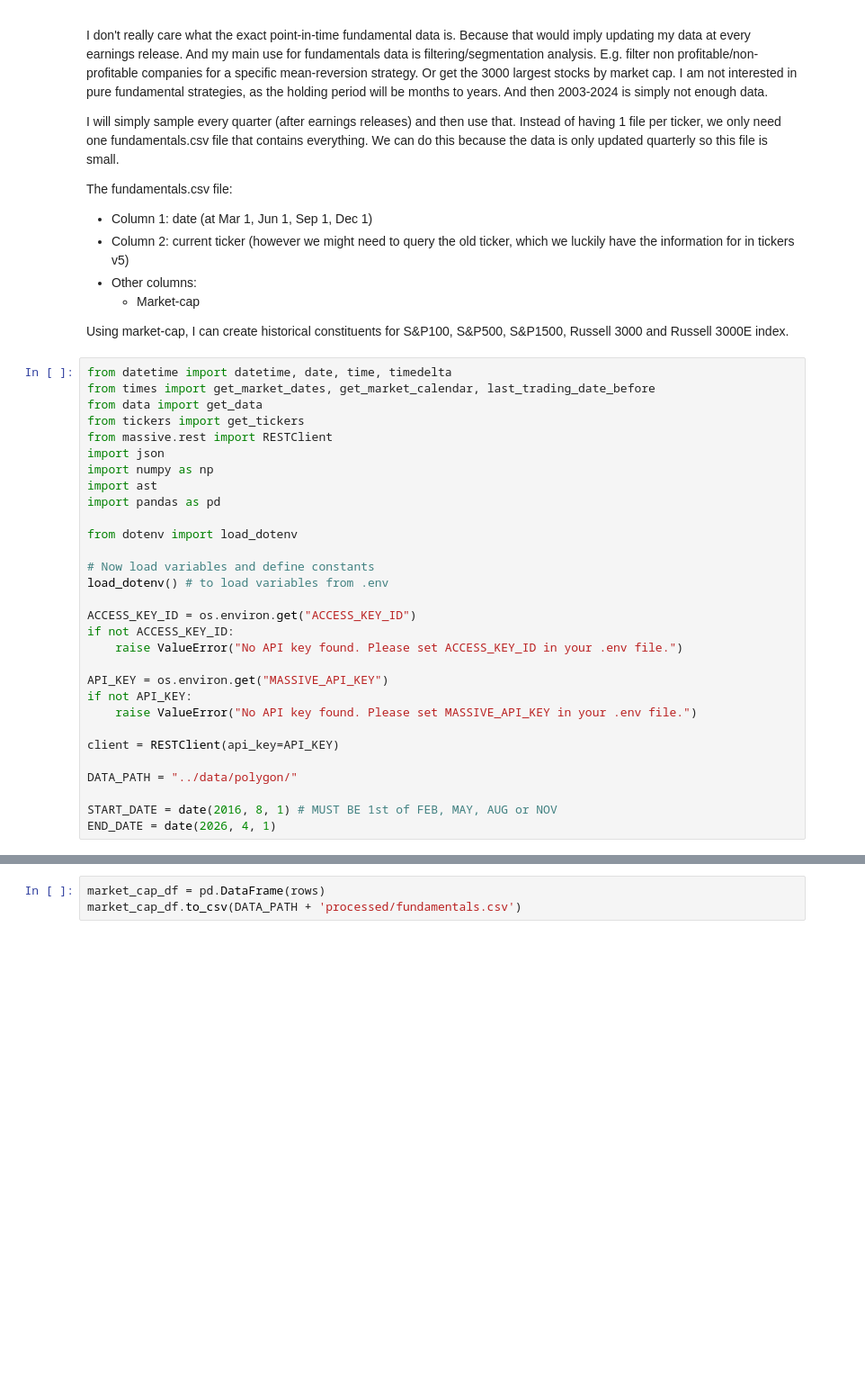
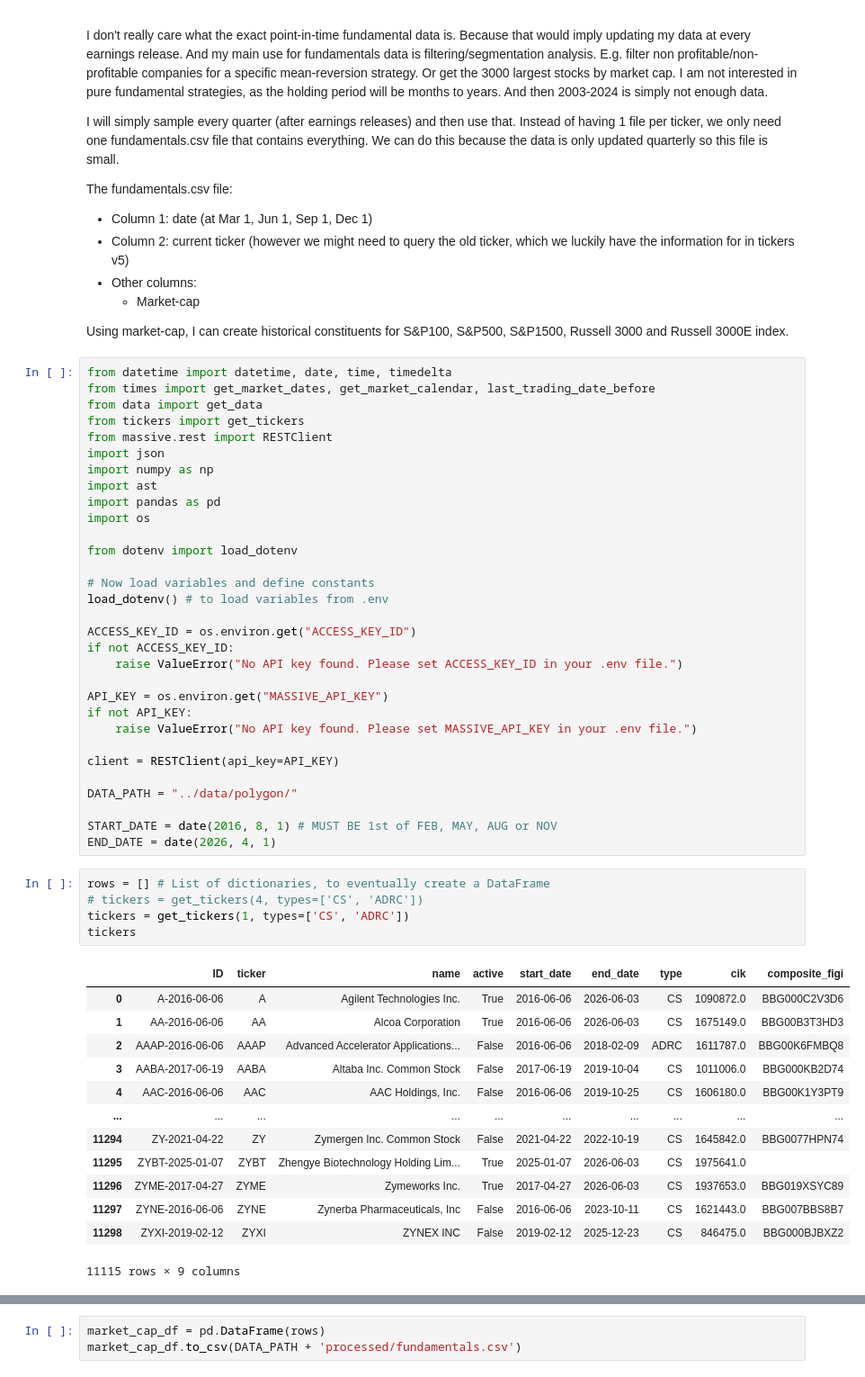
Before and after one commit to sharmad/data_clean, a Jupyter notebook: dev_prod/OLD_fundamentals_polygon.ipynb, the cells around one changed output, grey strips where cells are left out. Shown at 90% size. Cells and saved outputs as stored; diff of their text form; blank space fills up the shorter version.

```diff
--- a/dev_prod/OLD_fundamentals_polygon.ipynb
+++ b/dev_prod/OLD_fundamentals_polygon.ipynb
@@ -25,6 +25,7 @@ import json
 import numpy as np
 import ast
 import pandas as pd
+import os
 
 from dotenv import load_dotenv
 
@@ -45,6 +46,25 @@ DATA_PATH = "../data/polygon/"
 
 START_DATE = date(2016, 8, 1) # MUST BE 1st of FEB, MAY, AUG or NOV
 END_DATE = date(2026, 4, 1)
+# %%
+rows = [] # List of dictionaries, to eventually create a DataFrame
+# tickers = get_tickers(4, types=['CS', 'ADRC'])
+tickers = get_tickers(1, types=['CS', 'ADRC'])
+tickers
+# %% [output]
+|  | ID | ticker | name | active | start_date | end_date | type | cik | composite_figi |
+| 0 | A-2016-06-06 | A | Agilent Technologies Inc. | True | 2016-06-06 | 2026-06-03 | CS | 1090872.0 | BBG000C2V3D6 |
+| 1 | AA-2016-06-06 | AA | Alcoa Corporation | True | 2016-06-06 | 2026-06-03 | CS | 1675149.0 | BBG00B3T3HD3 |
+| 2 | AAAP-2016-06-06 | AAAP | Advanced Accelerator Applications... | False | 2016-06-06 | 2018-02-09 | ADRC | 1611787.0 | BBG00K6FMBQ8 |
+| 3 | AABA-2017-06-19 | AABA | Altaba Inc. Common Stock | False | 2017-06-19 | 2019-10-04 | CS | 1011006.0 | BBG000KB2D74 |
+| 4 | AAC-2016-06-06 | AAC | AAC Holdings, Inc. | False | 2016-06-06 | 2019-10-25 | CS | 1606180.0 | BBG00K1Y3PT9 |
+| ... | ... | ... | ... | ... | ... | ... | ... | ... | ... |
+| 11294 | ZY-2021-04-22 | ZY | Zymergen Inc. Common Stock | False | 2021-04-22 | 2022-10-19 | CS | 1645842.0 | BBG0077HPN74 |
+| 11295 | ZYBT-2025-01-07 | ZYBT | Zhengye Biotechnology Holding Lim... | True | 2025-01-07 | 2026-06-03 | CS | 1975641.0 |  |
+| 11296 | ZYME-2017-04-27 | ZYME | Zymeworks Inc. | True | 2017-04-27 | 2026-06-03 | CS | 1937653.0 | BBG019XSYC89 |
+| 11297 | ZYNE-2016-06-06 | ZYNE | Zynerba Pharmaceuticals, Inc | False | 2016-06-06 | 2023-10-11 | CS | 1621443.0 | BBG007BBS8B7 |
+| 11298 | ZYXI-2019-02-12 | ZYXI | ZYNEX INC | False | 2019-02-12 | 2025-12-23 | CS | 846475.0 | BBG000BJBXZ2 |
+11115 rows × 9 columns
 # %%
 rows = [] # List of dictionaries, to eventually create a DataFrame
 # tickers = get_tickers(4, types=['CS', 'ADRC'])
```
Also changed, not shown: parts of 1 cell of this notebook, 5 other files.
